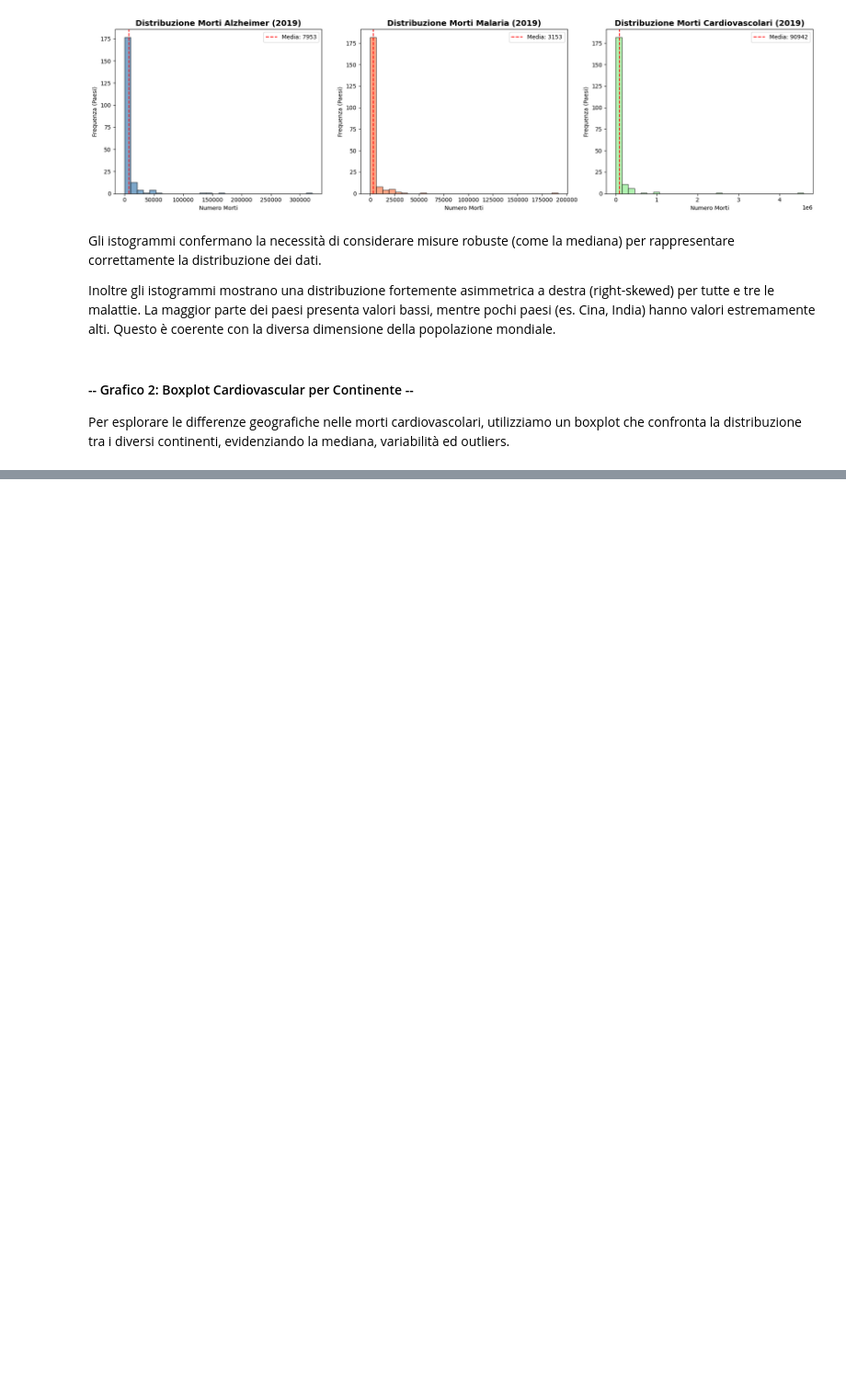
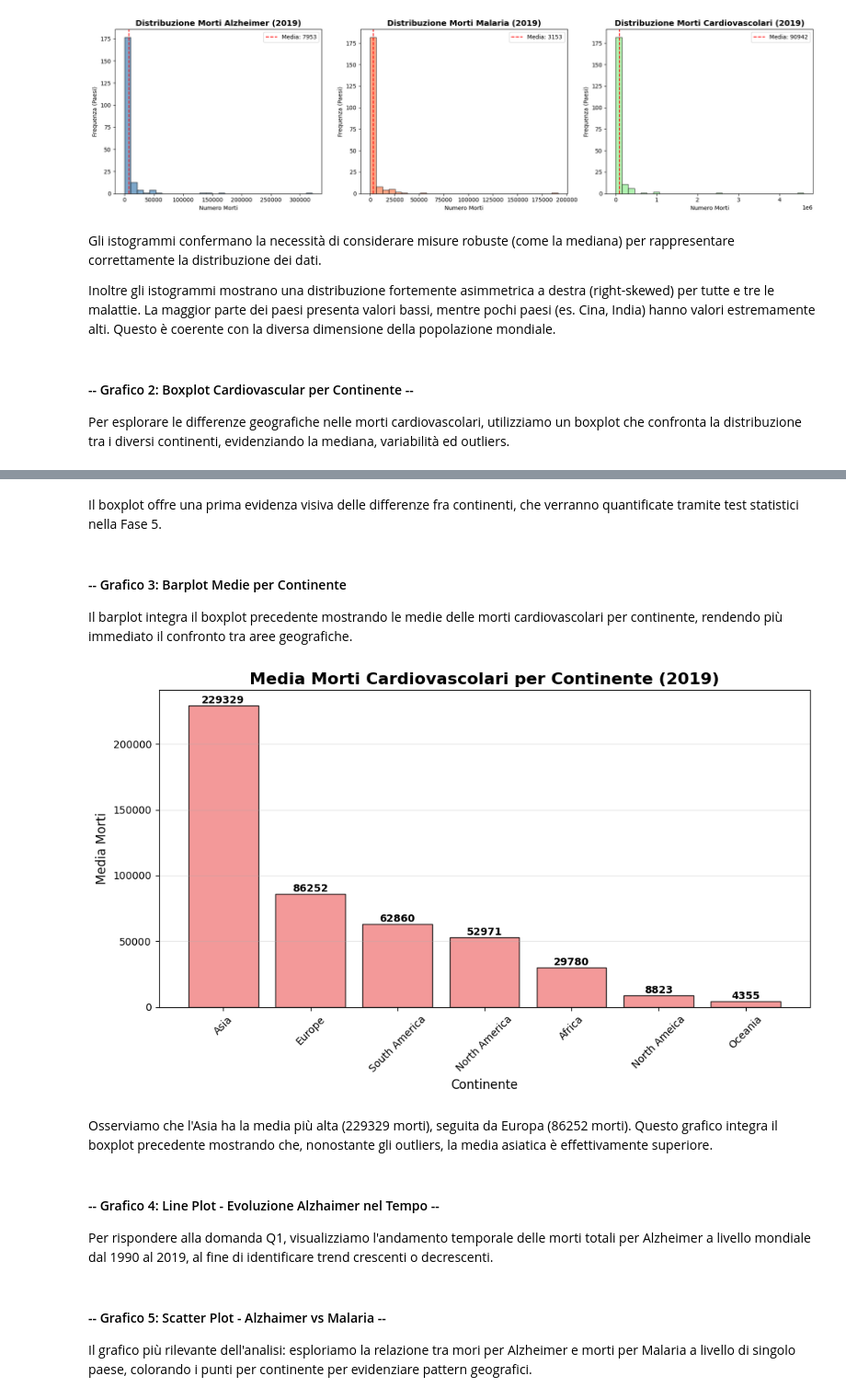
Before and after one commit to NastyOmar/progetto-statistica---Junkie-Walkers, a Jupyter notebook: statistica.ipynb, the cells around one changed output, grey strips where cells are left out. Shown at 92% size. Cells and saved outputs as stored; diff of their text form; code cells hidden in the pictures; blank space fills up the shorter version.

Commit message:
fase 3.3.4 fatta

```diff
--- a/statistica.ipynb
+++ b/statistica.ipynb
@@ -435 +432,40 @@ Passing `palette` without assigning `hue` is deprecated and will be removed in v
 [figure]
+# %% [markdown]
+Il boxplot offre una prima evidenza visiva delle differenze fra continenti, che verranno quantificate tramite test statistici nella Fase 5.
+# %% [markdown]
+#### -- Grafico 3: Barplot Medie per Continente
+
+Il barplot integra il boxplot precedente mostrando le medie delle morti cardiovascolari per continente, rendendo più immediato il confronto tra aree geografiche.
+# %%
+# ===== BARPLOT - Media Cardiovascular per Continente =====
+plt.figure(figsize=(10, 6))
+
+cardio_mean = df_2019.groupby('Continent')['Cardiovascular'].mean().sort_values(ascending=False)
+
+bars = plt.bar(cardio_mean.index, cardio_mean.values, color='lightcoral', edgecolor='black', alpha=0.8)
+plt.title('Media Morti Cardiovascolari per Continente (2019)', fontsize=16, fontweight='bold')
+plt.xlabel('Continente', fontsize=12)
+plt.ylabel('Media Morti', fontsize=12)
+plt.xticks(rotation=45)
+plt.grid(axis='y', alpha=0.3)
+
+# Aggiungi valori sopra le barre
+for bar in bars:
+    height = bar.get_height()
+    plt.text(bar.get_x() + bar.get_width()/2., height,
+             f'{height:.0f}',
+             ha='center', va='bottom', fontsize=10, fontweight='bold')
+
+plt.tight_layout()
+plt.show()
+# %% [output]
+[figure, added]
+# %% [markdown]
+Osserviamo che l'Asia ha la media più alta (229329 morti), seguita da Europa (86252 morti).
+Questo grafico integra il boxplot precedente mostrando che,
+nonostante gli outliers, la media asiatica è effettivamente
+superiore.
+# %% [markdown]
+#### -- Grafico 4: Line Plot - Evoluzione Alzhaimer nel Tempo --
+
+Per rispondere alla domanda Q1, visualizziamo l'andamento temporale delle morti totali per Alzheimer a livello mondiale dal 1990 al 2019, al fine di identificare trend crescenti o decrescenti.
@@ -435,0 +493,4 @@ Passing `palette` without assigning `hue` is deprecated and will be removed in v
+# %% [markdown]
+#### -- Grafico 5: Scatter Plot - Alzhaimer vs Malaria --
+
+Il grafico più rilevante dell'analisi: esploriamo la relazione tra mori per Alzheimer e morti per Malaria a livello di singolo paese, colorando i punti per continente per evidenziare pattern geografici.
```
Also changed, not shown: parts of 2 cells of this notebook.
